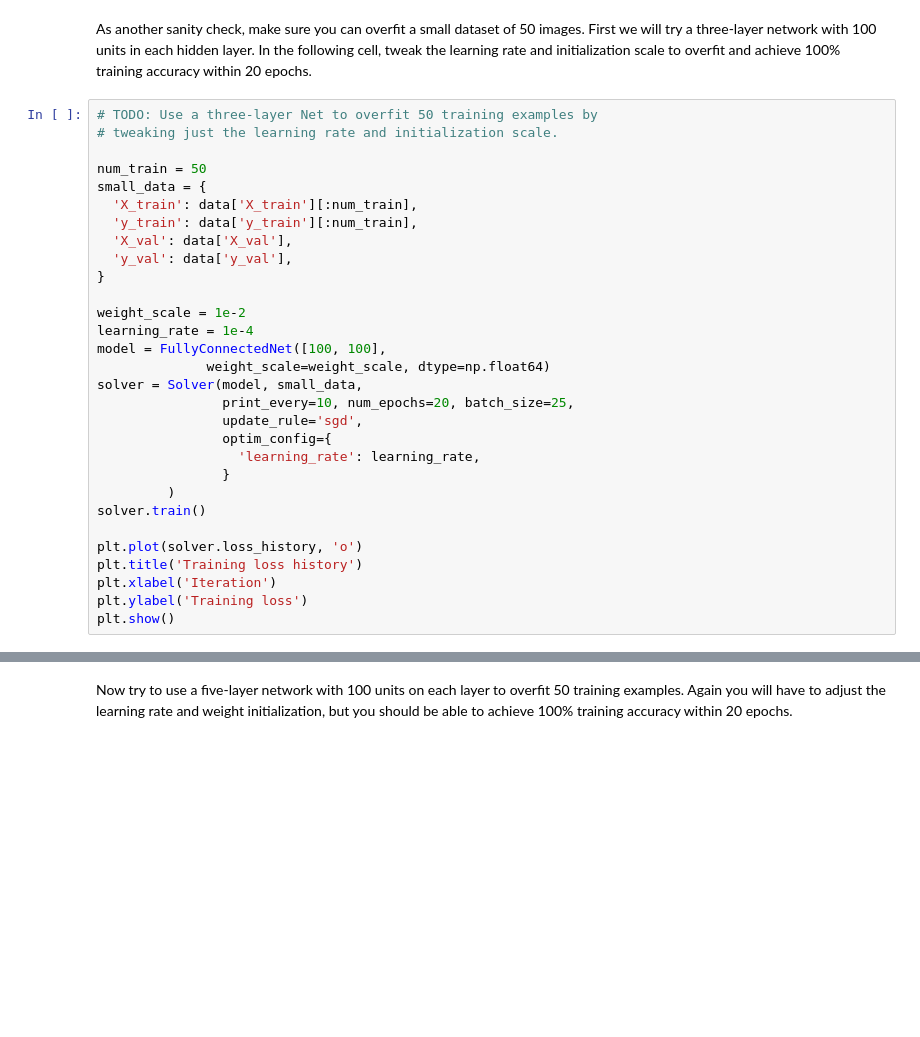
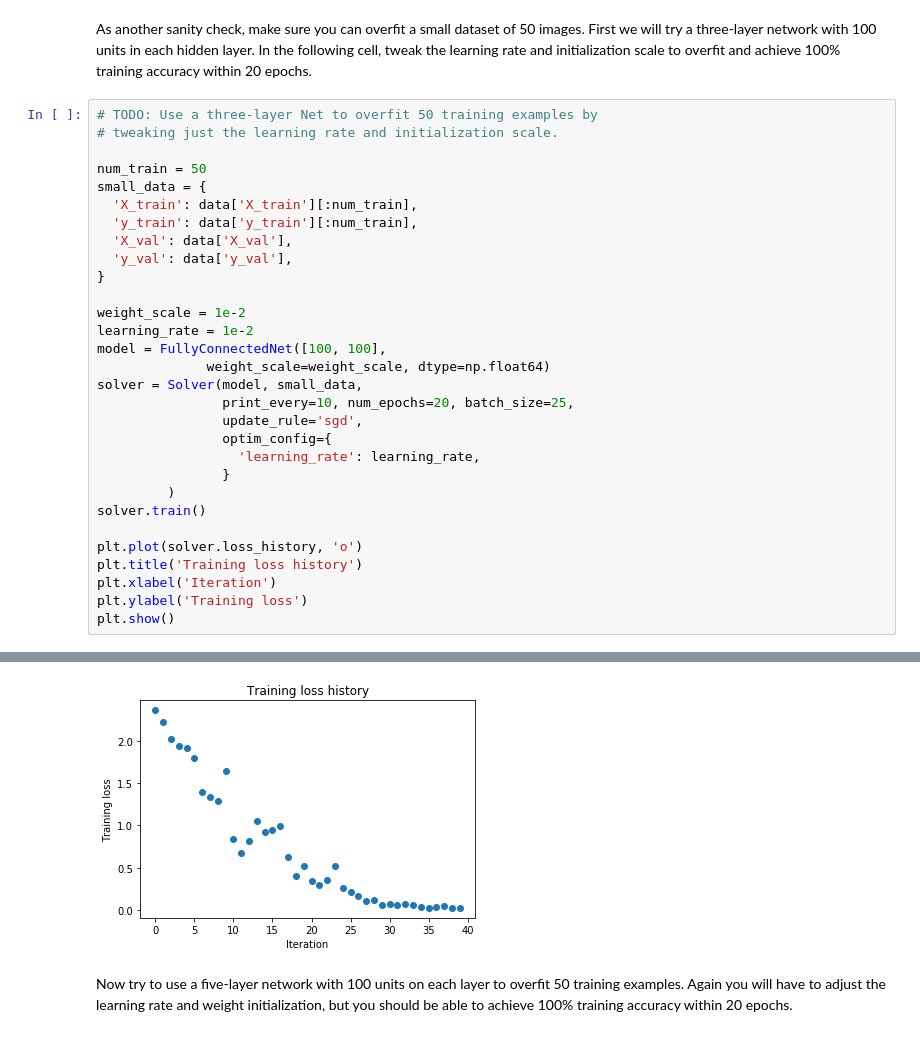
Before and after one commit to xuwd11/cs231n_hws, a Jupyter notebook: assignment2/FullyConnectedNets.ipynb, the cells around one changed output, grey strips where cells are left out. Saved outputs shown, nothing was run; the diff lists cells and outputs as text; blank space fills up the shorter version.

```diff
--- a/assignment2/FullyConnectedNets.ipynb
+++ b/assignment2/FullyConnectedNets.ipynb
@@ -422,7 +439,7 @@ small_data = {
 }
 
 weight_scale = 1e-2
-learning_rate = 1e-4
+learning_rate = 1e-2
 model = FullyConnectedNet([100, 100],
               weight_scale=weight_scale, dtype=np.float64)
 solver = Solver(model, small_data,
@@ -439,3 +456,4 @@ plt.title('Training loss history')
 plt.xlabel('Iteration')
 plt.ylabel('Training loss')
 plt.show()
+# %% [output]
@@ -442,3 +477,4 @@ plt.show()
+[figure, added]
 # %% [markdown]
 Now try to use a five-layer network with 100 units on each layer to overfit 50 training examples. Again you will have to adjust the learning rate and weight initialization, but you should be able to achieve 100% training accuracy within 20 epochs.
 # %%
```
Also changed, not shown: parts of 16 cells of this notebook, 2 other files.
